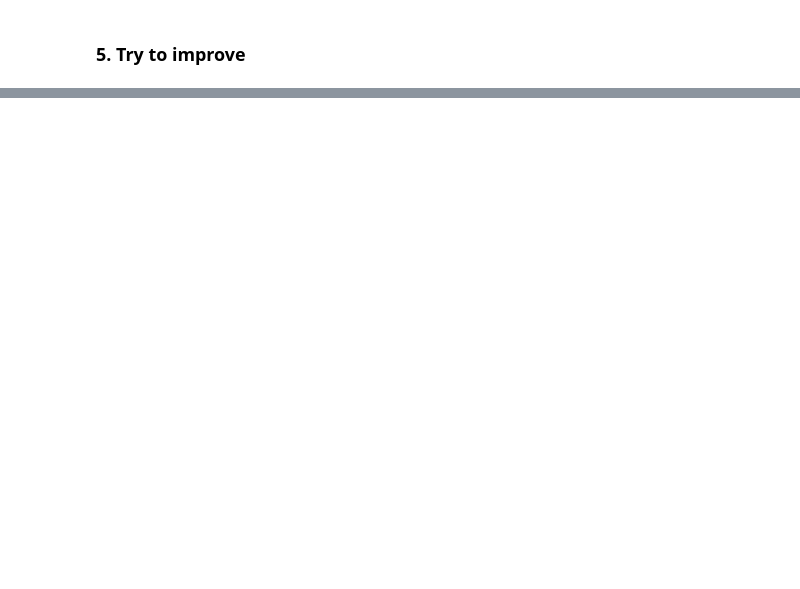
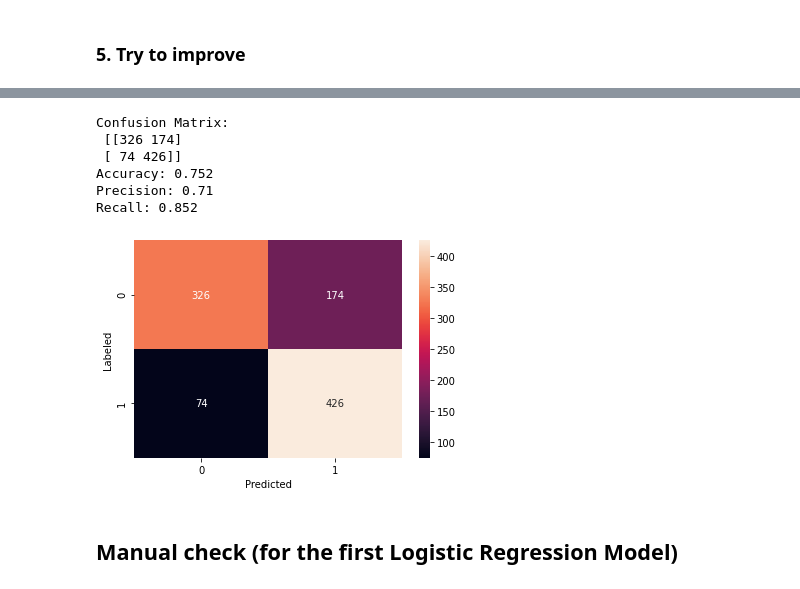
Before and after one commit to datamut/simplesentiment, a Jupyter notebook: sentiment.ipynb, the cells around one changed output, grey strips where cells are left out. Drawn from its saved outputs; the diff is of its cells as text; code cells hidden in the pictures; blank space fills up the shorter version.

Commit message:
refactoring the code && improve evaluation && tried more algorithm and experiment on features

```diff
--- a/sentiment.ipynb
+++ b/sentiment.ipynb
@@ -235,0 +294,27 @@ Train set accuracy: 0.9915
+# %%
+def generate_all_datasets(dataset_train, dataset_test, n_gram, by_count):
+    """
+    Generate all required datasets for traning and evaluation for given parameters:
+        - feature_lookup containing map of feature and idnex, and map of feature and its wordcount (for all sample data)
+        - train X, y
+        - test X, y
+    """
+
+    print(f'n-gram is {n_gram}')
+
+    feature_generator_func = feature_generator(n_gram)
+    feature_lookup = generate_feature_lookup(dataset_train, feature_generator_func)
+
+    X_train = to_X(dataset_train, feature_lookup, feature_generator_func=feature_generator_func, by_count=by_count)
+    y_train = to_y(dataset_train)
+
+    X_test = to_X(dataset_test, feature_lookup, feature_generator_func=feature_generator_func, by_count=by_count)
+    y_test = to_y(dataset_test)
+
+    return PreparedData(
+        feature_lookup=feature_lookup,
+        X_train=X_train,
+        y_train=y_train,
+        X_test=X_test,
+        y_test=y_test
+    )
@@ -277,0 +446,13 @@ evaluate_model(mix_clf_model, mix_test_set, mix_feature2index)
+# %%
+y_predict_rf = clf_rf.predict(prepared_data.X_test)
+evaluate_model(prepared_data.y_test, y_predict_rf)
+# %% [output]
+Confusion Matrix:
+ [[326 174]
+ [ 74 426]]
+Accuracy: 0.752
+Precision: 0.71
+Recall: 0.852
+[figure, added]
+# %% [markdown]
+## Manual check (for the first Logistic Regression Model)
```
Also changed, not shown: parts of 76 cells of this notebook.
